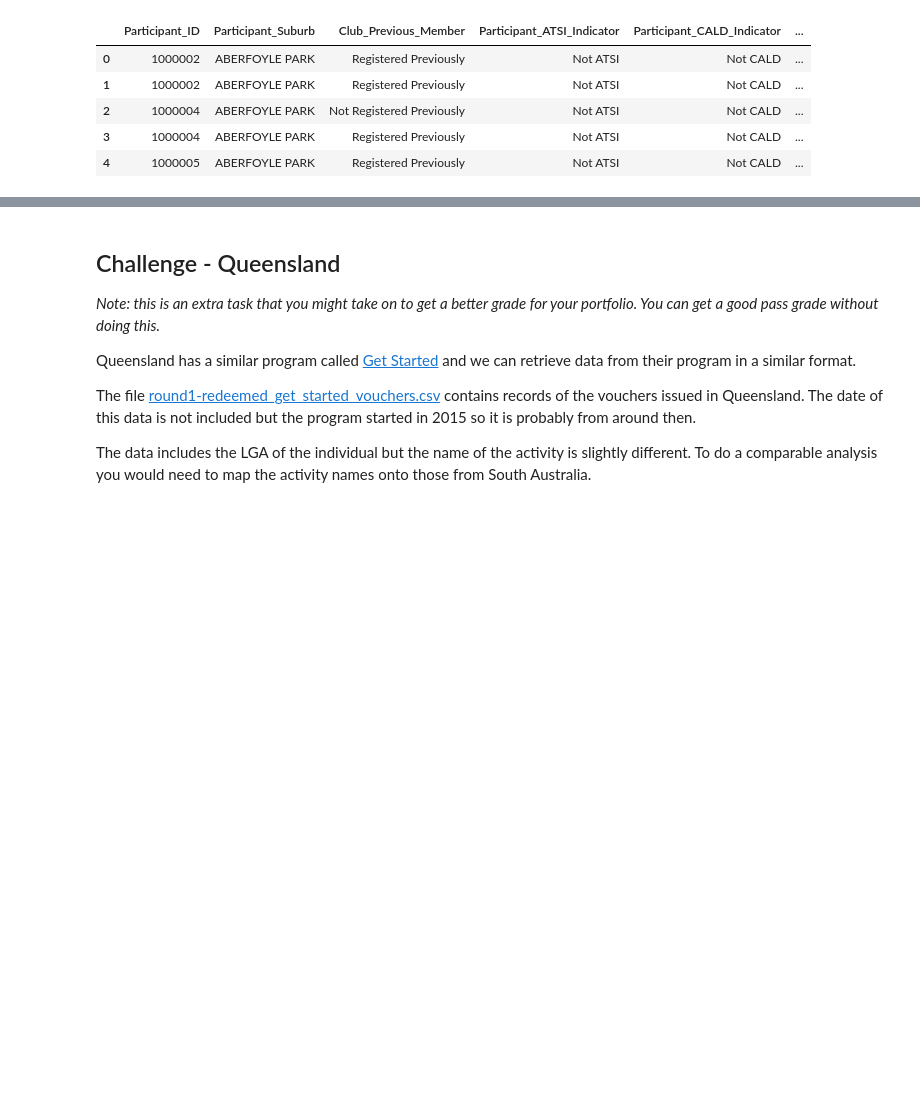
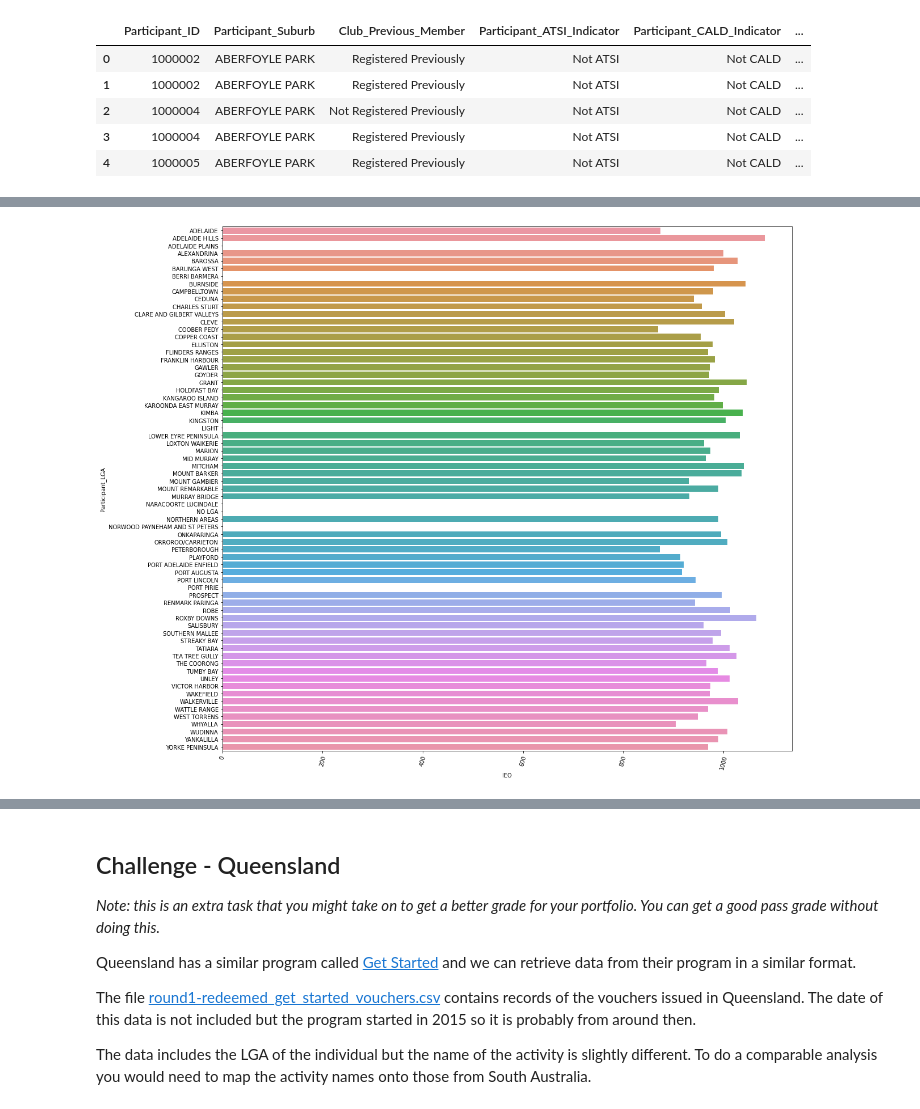
Before and after one commit to AmandaManadeniya/data-science-portfolio-2021, a Jupyter notebook: Portfolio 2.ipynb, the cells around one changed output, grey strips where cells are left out. Saved outputs shown, nothing was run; the diff lists cells and outputs as text; code cells hidden in the pictures; blank space fills up the shorter version.

Commit message:
Explored SEIFA distributions

```diff
--- a/Portfolio 2.ipynb
+++ b/Portfolio 2.ipynb
@@ -217,0 +243,2 @@ sa_vouchers_scores.head()
+# %%
+seifa_LGA = sa_vouchers_scores.drop(['Participant_ID', 'Participant_Suburb', 'Club_Previous_Member', 'Participant_ATSI_Indicator', 'Participant_CALD_Indicator', 'Participant_Sex', 'Voucher_Value', 'Club_Name', 'Participant_Electorate', 'Voucher_Completion_Date', 'Voucher_Claim_Year' ], axis=1)
@@ -217,0 +254,2 @@ sa_vouchers_scores.head()
+# %%
+seifa_LGA = seifa_LGA.groupby(['Participant_LGA']).first()
@@ -217,0 +266,3 @@ sa_vouchers_scores.head()
+# %%
+seifa_LGA = seifa_LGA.reset_index()
+seifa_LGA.describe()
@@ -217,0 +279,6 @@ sa_vouchers_scores.head()
+# %%
+fig, ax = plt.subplots(figsize=(18, 17))
+sns.barplot(x = 'IEO' , y = 'Participant_LGA', data = seifa_LGA)
+ax.tick_params(axis='x', rotation=75)
+# %% [output]
+[figure, added]
```
Also changed, not shown: parts of 13 cells of this notebook.
